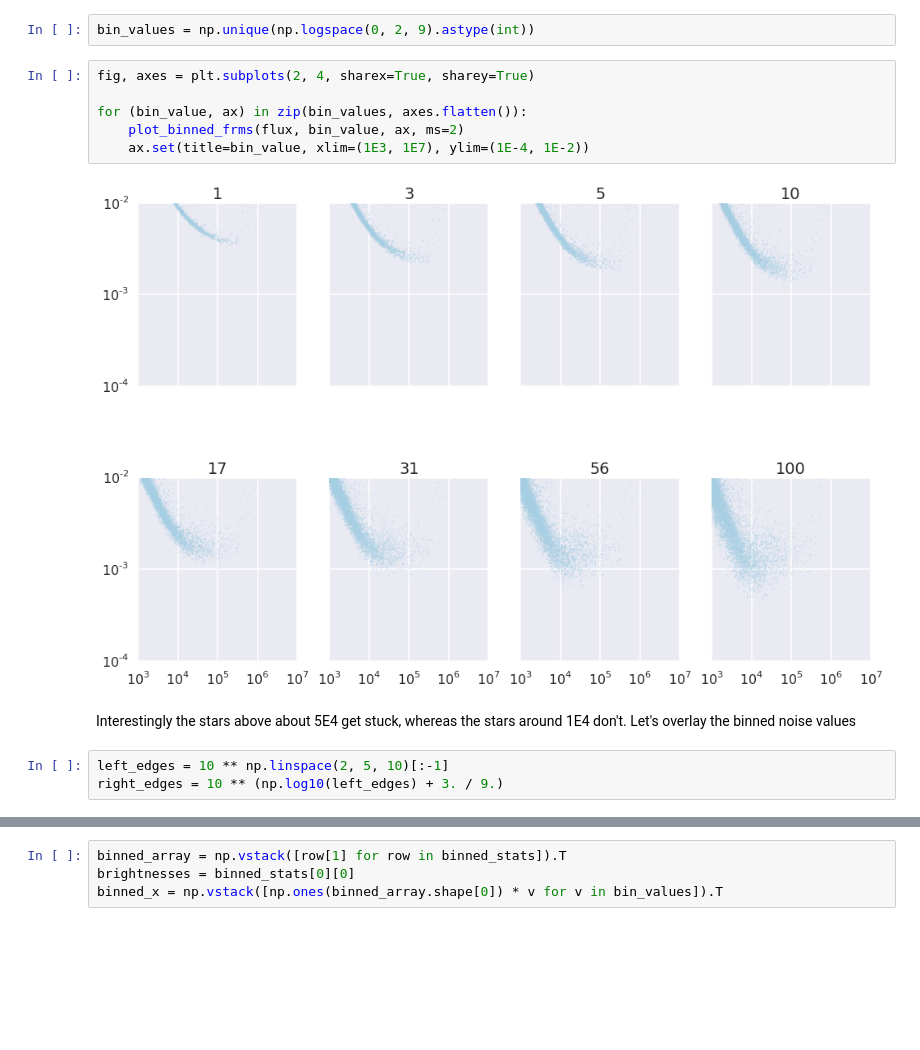
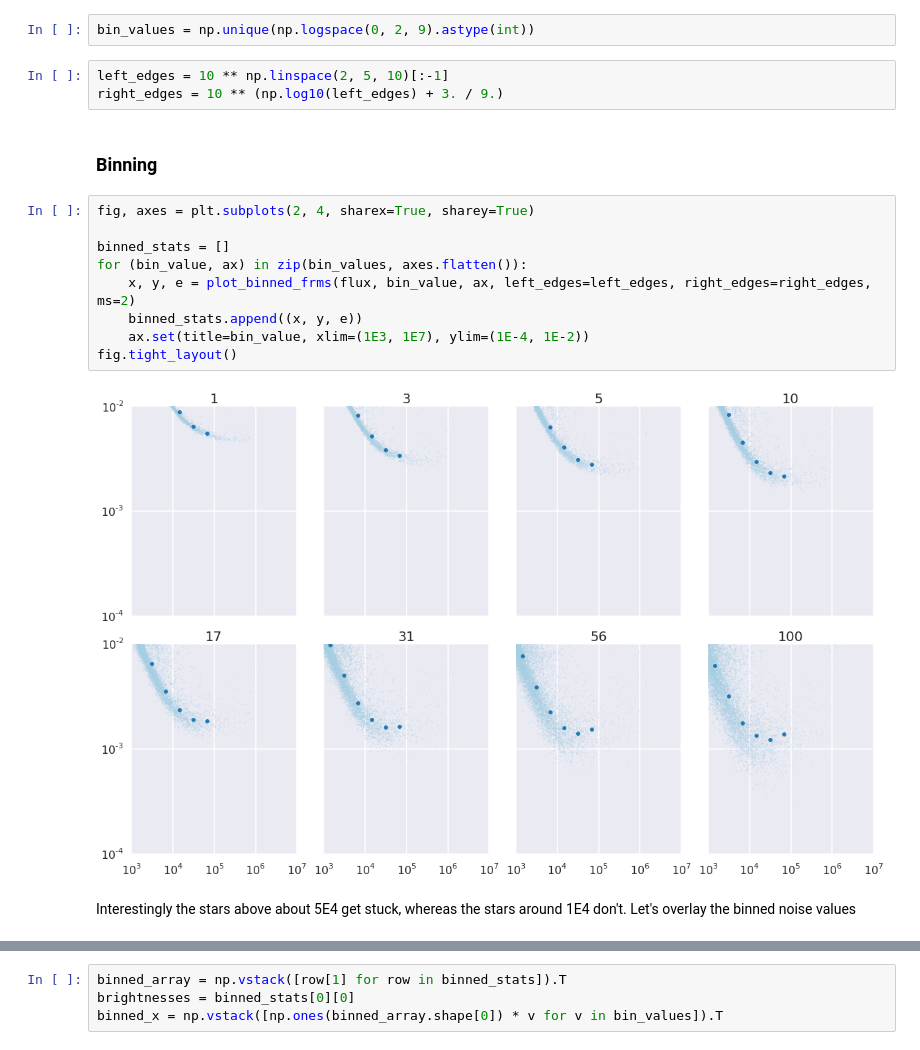
Before and after one commit to NGTS/lightcurve-explorer, a Jupyter notebook: exploration/position_dependency.ipynb, the cells around one changed output, grey strips where cells are left out. Drawn from its saved outputs; the diff is of its cells as text; blank space fills up the shorter version.

```diff
--- a/exploration/position_dependency.ipynb
+++ b/exploration/position_dependency.ipynb
@@ -193,16 +197,21 @@ def plot_binned_frms(flux, points_per_bin, axis, left_edges=None, right_edges=No
     return [np.array(data) for data in [x, y, e]]
 # %%
 bin_values = np.unique(np.logspace(0, 2, 9).astype(int))
+# %%
+left_edges = 10 ** np.linspace(2, 5, 10)[:-1]
+right_edges = 10 ** (np.log10(left_edges) + 3. / 9.)
+# %% [markdown]
+### Binning
 # %%
 fig, axes = plt.subplots(2, 4, sharex=True, sharey=True)
 
+binned_stats = []
 for (bin_value, ax) in zip(bin_values, axes.flatten()):
-    plot_binned_frms(flux, bin_value, ax, ms=2)
+    x, y, e = plot_binned_frms(flux, bin_value, ax, left_edges=left_edges, right_edges=right_edges, ms=2)
+    binned_stats.append((x, y, e))
     ax.set(title=bin_value, xlim=(1E3, 1E7), ylim=(1E-4, 1E-2))
+fig.tight_layout()
 # %% [output]
-[figure, old version]
+[figure, new version]
 # %% [markdown]
 Interestingly the stars above about 5E4 get stuck, whereas the stars around 1E4 don't. Let's overlay the binned noise values
-# %%
-left_edges = 10 ** np.linspace(2, 5, 10)[:-1]
-right_edges = 10 ** (np.log10(left_edges) + 3. / 9.)
```
Also changed, not shown: parts of 17 cells of this notebook.
